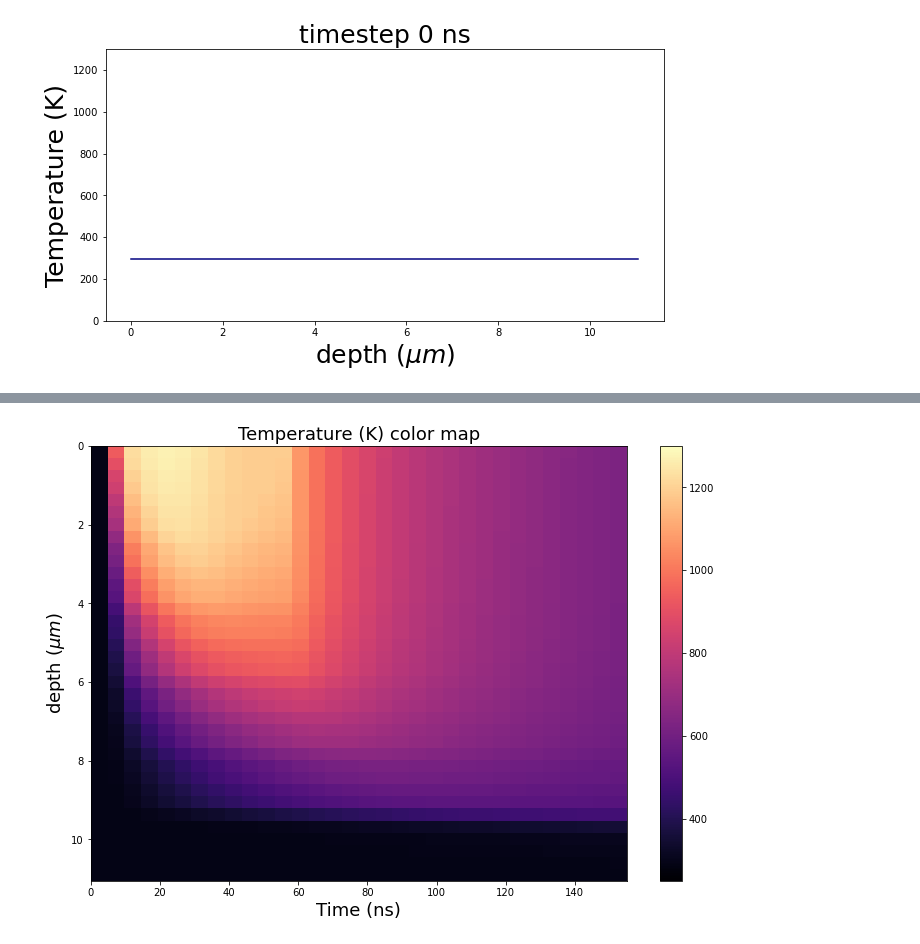
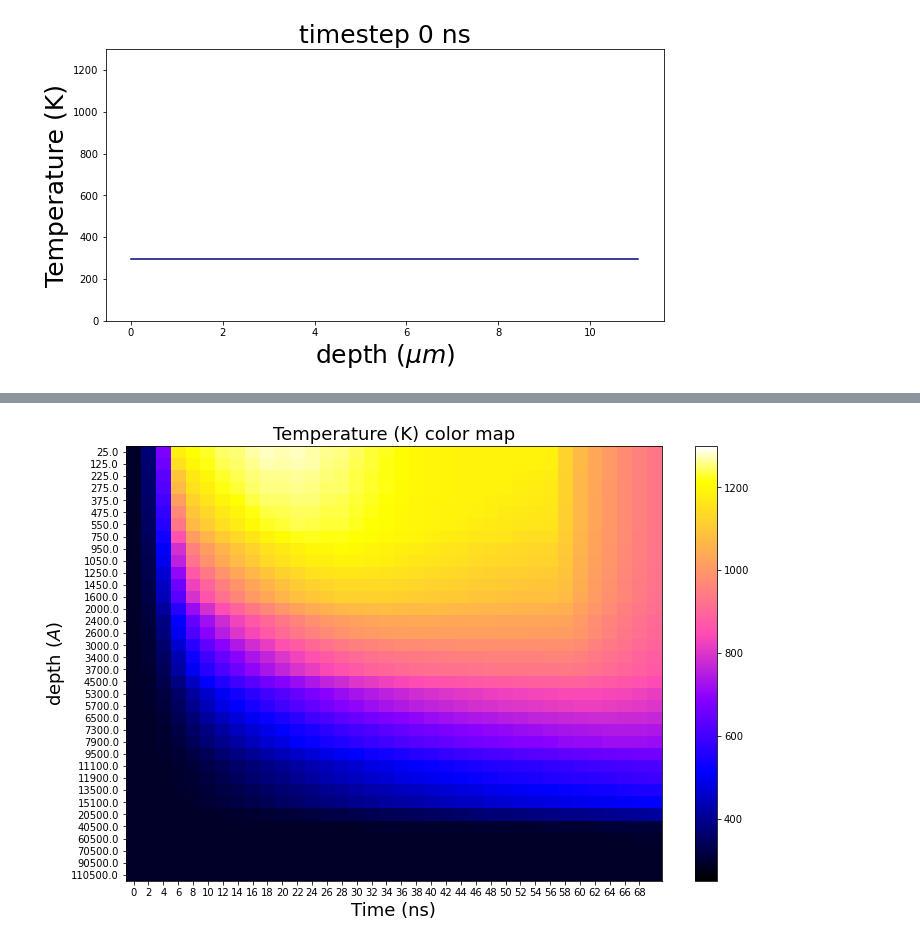
Before and after one commit to AriannaMischianti/Thesis_activity, a Jupyter notebook: Limp_Animation.ipynb, the cells around one changed output, grey strips where cells are left out. Drawn from its saved outputs; the diff is of its cells as text; code cells hidden in the pictures.

```diff
--- a/Limp_Animation.ipynb
+++ b/Limp_Animation.ipynb
@@ -97,15 +109,24 @@ animator.save(r'AnimationTvsDepth_%i_mJ.avi' %energy_impulse)
 # %%
 data = np.loadtxt(filename1)
+x = data[:,0]
 X=data[:,1:]
+T=[]
+for i in range(1,len(X[0,:])):
+    t=(i-1)*timestep
+    T.append(t)
 fig, ax = plt.subplots(figsize=(12,8))
-imagetoplot=ax.imshow(X, cmap='magma', vmin=250, vmax=maxTempReached, extent=[0,155,thickness_of_sample,0], aspect='auto')
+imagetoplot=ax.imshow(X, cmap='gnuplot2', vmin=250, vmax=maxTempReached,  aspect='auto')
 fig.colorbar(imagetoplot, orientation='vertical')
 ax.set_title('Temperature (K) color map',fontsize=18)
+ax.set_yticks(np.arange(len(x)))
+ax.set_yticklabels(x)
+ax.set_xticks(np.arange(len(T)))
+ax.set_xticklabels(T)
 ax.set_xlabel('Time (ns)',fontsize=18)
-ax.set_ylabel('depth ($\mu m$)',fontsize=18)
+ax.set_ylabel('depth ($A$)',fontsize=18)
 fig.savefig('plot_%i_mJ' %energy_impulse)
 # %% [output]
-[figure, old version]
+[figure, new version]
 # %%
 with open(filename2, mode='r+') as f:
     d = f.readlines()
```
Also changed, not shown: parts of 15 cells of this notebook, 1 other file.
